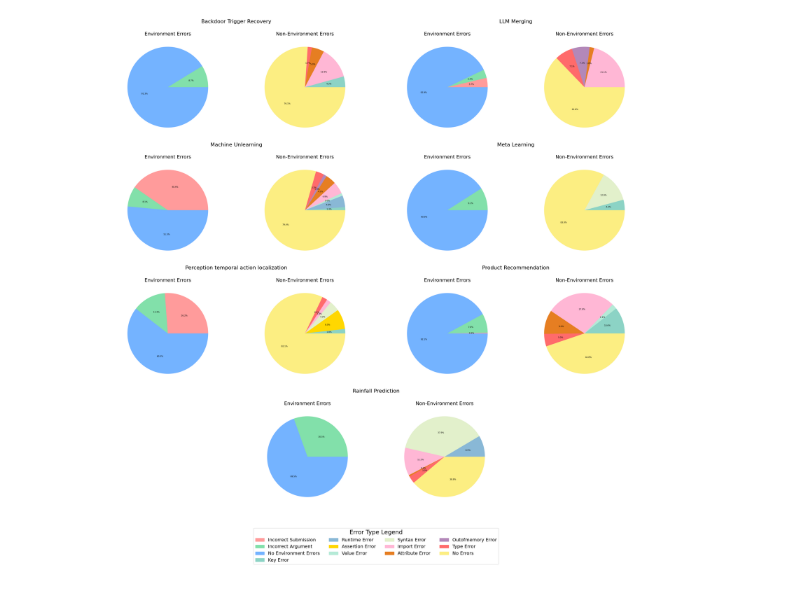
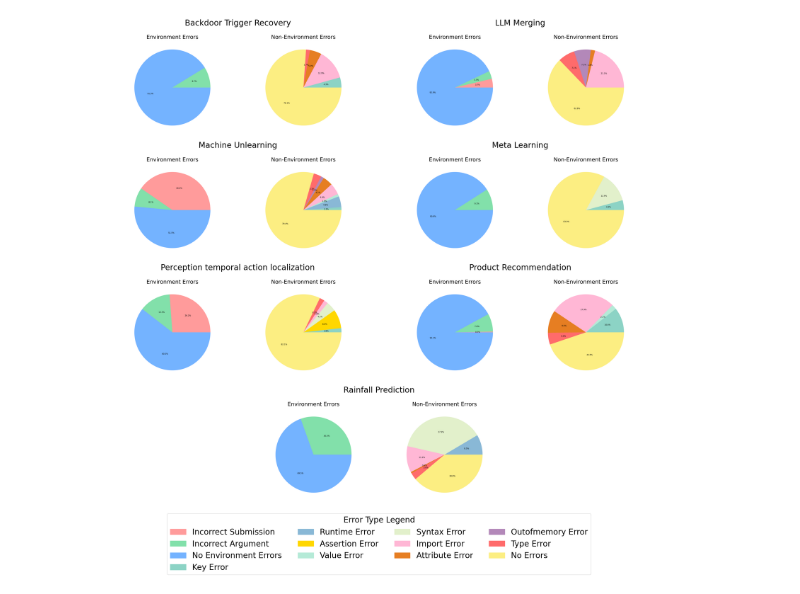
Before and after one commit to shitanshubhushan/MLRC_Bench_Gemini_trace_analysis, a Jupyter notebook: Error_types.ipynb, the cells around one changed output. Saved outputs shown, nothing was run; the diff lists cells and outputs as text; code cells hidden in the pictures.

```diff
--- a/Error_types.ipynb
+++ b/Error_types.ipynb
@@ -403,7 +404,7 @@ for i, img_file in enumerate(image_files[:8]):  # Still keeping the limit at 8
         # Fallback to filename if no custom name is defined
         task_name = filename.replace('.png', '')
 
-    ax.set_title(f'{task_name}', fontsize=16)
+    ax.set_title(f'{task_name}', fontsize=24)
 
 # Create a legend in the last row, spanning both columns
 def create_legend():
@@ -419,33 +420,33 @@ def create_legend():
     legend_patches.append(mpatches.Patch(color=color_map['incorrect_argument'], label='Incorrect Argument'))
     legend_patches.append(mpatches.Patch(color=color_map['no_env_errors'], label='No Environment Errors'))
 
     # Non-environment error types
     error_types = [
         'keyerror', 'runtimeerror', 'assertionerror',
         'valueerror', 'syntaxerror', 'importerror', 'attributeerror',
         'outofmemoryerror', 'typeerror'
     ]
 
     for error_type in error_types:
         legend_patches.append(mpatches.Patch(
             color=color_map[error_type],
             label=error_type.replace('error', ' Error').title()
         ))
 
     legend_patches.append(mpatches.Patch(color=color_map['no_errors'], label='No Errors'))
 
     # Add the title directly to the legend box
-    legend = ax.legend(handles=legend_patches, loc='center', ncol=4, fontsize=14,
-                      title='Error Type Legend', title_fontsize=18)
+    legend = ax.legend(handles=legend_patches, loc='center', ncol=4, fontsize=24,
+                      title='Error Type Legend', title_fontsize=24)
 
     # Adjust the padding between the title and the legend items
     legend.get_title().set_position((0.5, 1.0))
 
 # Add the legend in the last row
 create_legend()
 
 plt.tight_layout()
 plt.savefig('Error_types_images/merged_error_charts.pdf', dpi=300, bbox_inches='tight')
 plt.show()
 # %% [output]
-[figure, old version]
+[figure, new version]
```
Also changed, not shown: parts of 2 cells of this notebook, 1 other file.
